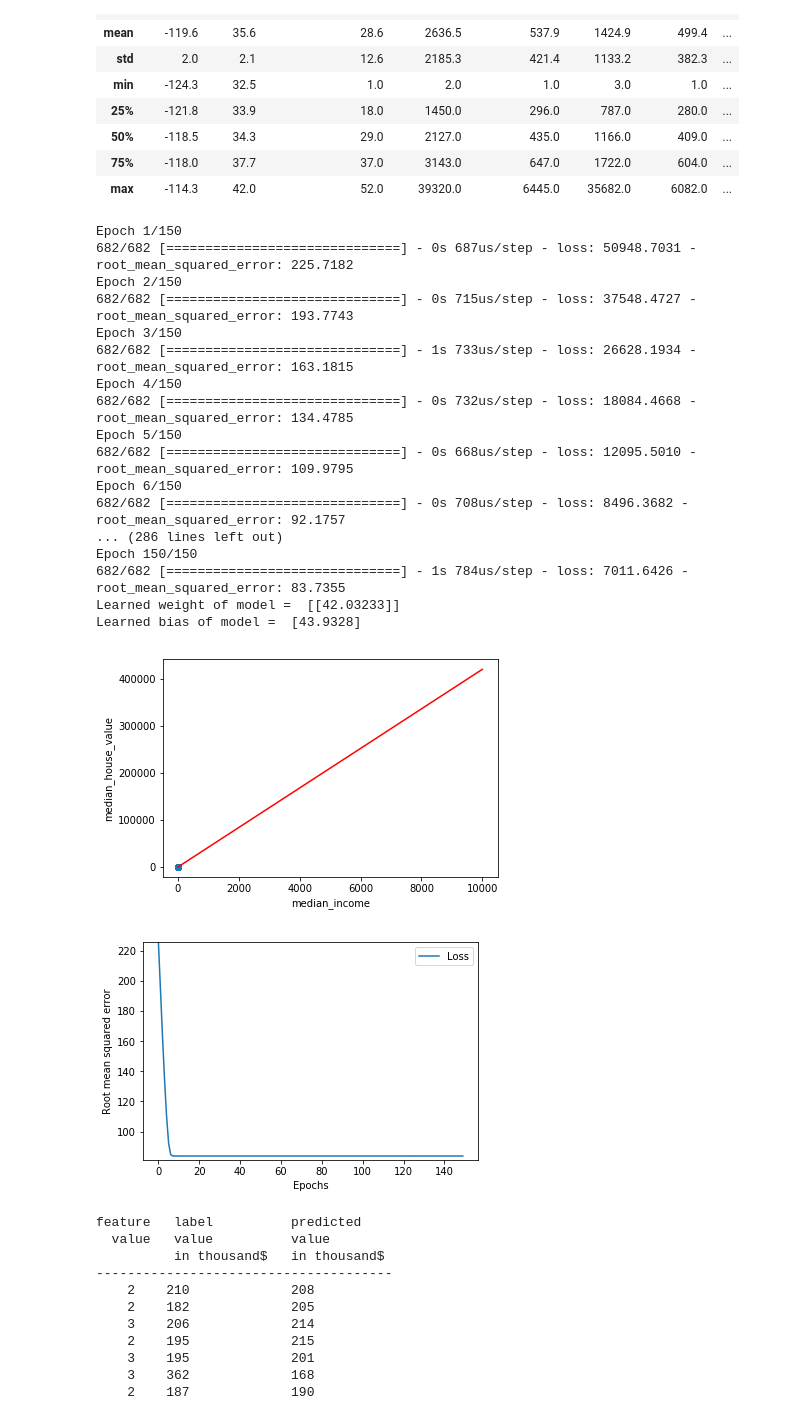
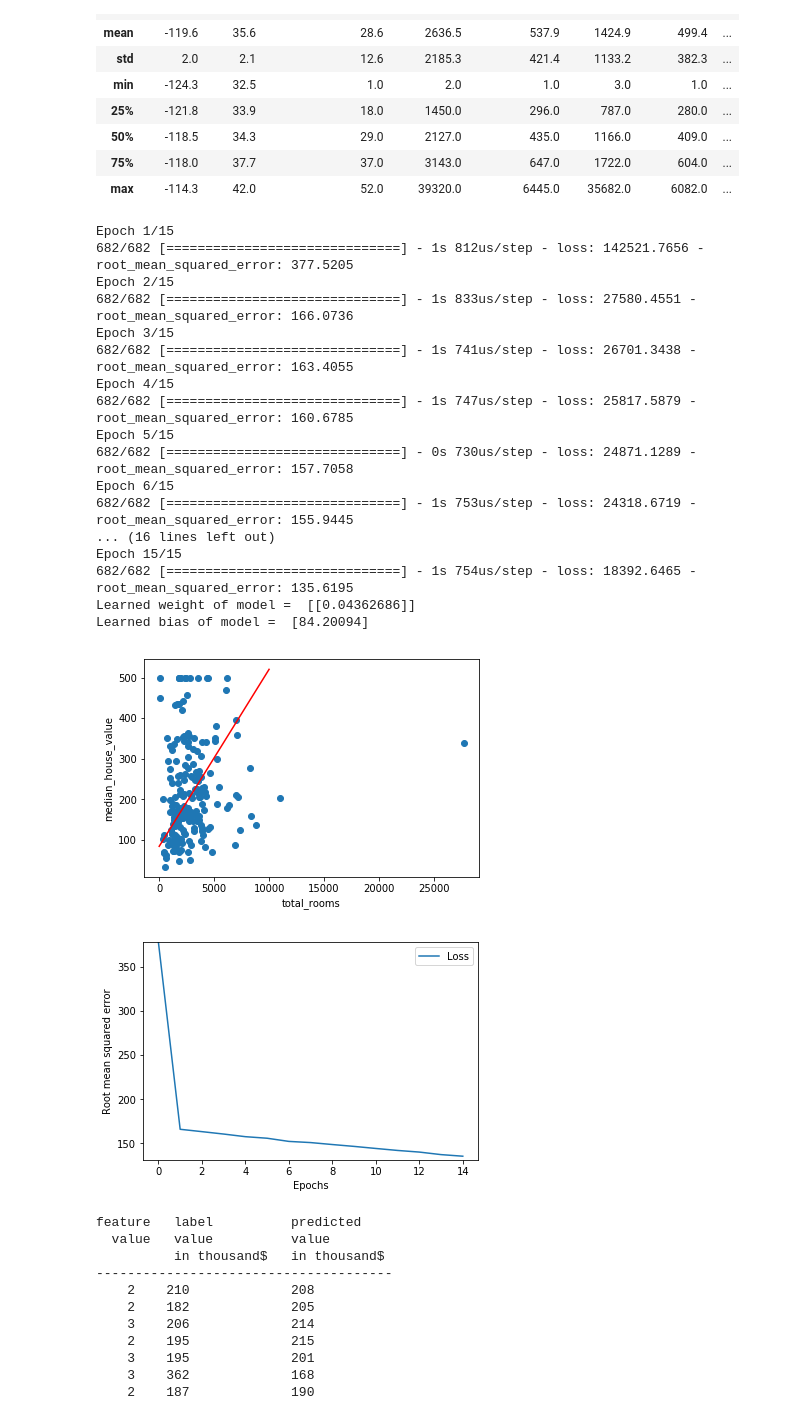
Before and after one commit to big-Bong/Kaggle, a Jupyter notebook: HousingPrices/HousingPrices.ipynb, the cells around one changed output. Cells and saved outputs as stored; diff of their text form; code cells hidden in the pictures.

```diff
--- a/HousingPrices/HousingPrices.ipynb
+++ b/HousingPrices/HousingPrices.ipynb
@@ -12,12 +12,8 @@ print(tf.__version__)
 2.3.1
 # %%
 #Import Dataset
-training_df = pd.read_csv('./dataset/housing.csv')
+df = pd.read_csv('./dataset/housing.csv')
 #Scale the label
-training_df["median_house_value"] /= 1000.0
-training_df["ocean_proximity"] = training_df["ocean_proximity"].astype("category")
-training_df["ocean_proximity"] = training_df["ocean_proximity"].cat.codes
-print(training_df["total_bedrooms"].isnull().sum())
-training_df = training_df.dropna()
-training_df.head()
+df["median_house_value"] /= 1000.0
+df.head()
 # %% [output]
@@ -30,0 +31,9 @@ training_df.head()
+# %%
+#Reconfigure data frame. One hot encoding for ocean proximity
+df["ocean_proximity"] = df["ocean_proximity"].astype("category")
+df["ocean_proximity"] = df["ocean_proximity"].cat.codes
+df["ocean_proximity"] = df["ocean_proximity"].map({0:'NEAR BAY',1:'<1H OCEAN',2:'INLAND',3:'NEAR OCEAN',4:'ISLAND'})
+df = pd.get_dummies(df,prefix='',prefix_sep='')
+print(df["total_bedrooms"].isnull().sum())
+df = df.dropna()
+df.tail()
@@ -41,6 +58,10 @@ training_df.describe()
 | 50% | -118.5 | 34.3 | 29.0 | 2127.0 | 435.0 | 1166.0 | 409.0 | ... |
 | 75% | -118.0 | 37.7 | 37.0 | 3143.0 | 647.0 | 1722.0 | 604.0 | ... |
 | max | -114.3 | 42.0 | 52.0 | 39320.0 | 6445.0 | 35682.0 | 6082.0 | ... |
+# %%
+#Split into train and test dataset
+training_df = df.sample(frac=0.8,random_state=0)
+testing_df = df.drop(training_df.index)
 # %%
 #Functions for building the model
 def build_model(learning_rate):
@@ -108,49 +129,49 @@ def plot_the_loss_curve(epochs,rmse):
 # %%
 #Calling the model
 #Define hyperparameters
 learning_rate = 0.01
-epochs = 150
+epochs = 15
 batch_size = 30
 
 #Creating a synthetic feature
 training_df["rooms_per_person"] = training_df["total_rooms"]/training_df["population"]
 
 #Feature and Label
-#my_feature = "total_rooms"
+my_feature = "total_rooms"
 #my_feature = "rooms_per_person"
-my_feature = "median_income"
+#my_feature = "median_income"
 my_label = "median_house_value"
 
 #Discard pre-existing values of model
 my_model = None
 my_model = build_model(learning_rate)
 weight,bias,epochs,rmse = train_model(my_model,training_df,my_feature,my_label,epochs,batch_size)
 
 print("Learned weight of model = ",weight)
 print("Learned bias of model = ",bias)
 
 plot_the_model(weight,bias,my_feature,my_label)
 plot_the_loss_curve(epochs,rmse)
 # %% [output]
-Epoch 1/150
-682/682 [==============================] - 0s 687us/step - loss: 50948.7031 - root_mean_squared_error: 225.7182
-Epoch 2/150
-682/682 [==============================] - 0s 715us/step - loss: 37548.4727 - root_mean_squared_error: 193.7743
-Epoch 3/150
-682/682 [==============================] - 1s 733us/step - loss: 26628.1934 - root_mean_squared_error: 163.1815
-Epoch 4/150
-682/682 [==============================] - 0s 732us/step - loss: 18084.4668 - root_mean_squared_error: 134.4785
-Epoch 5/150
-682/682 [==============================] - 0s 668us/step - loss: 12095.5010 - root_mean_squared_error: 109.9795
-Epoch 6/150
-682/682 [==============================] - 0s 708us/step - loss: 8496.3682 - root_mean_squared_error: 92.1757
-... (286 lines left out)
-Epoch 150/150
-682/682 [==============================] - 1s 784us/step - loss: 7011.6426 - root_mean_squared_error: 83.7355
-Learned weight of model =  [[42.03233]]
-Learned bias of model =  [43.9328]
+Epoch 1/15
+682/682 [==============================] - 1s 812us/step - loss: 142521.7656 - root_mean_squared_error: 377.5205
+Epoch 2/15
+682/682 [==============================] - 1s 833us/step - loss: 27580.4551 - root_mean_squared_error: 166.0736
+Epoch 3/15
+682/682 [==============================] - 1s 741us/step - loss: 26701.3438 - root_mean_squared_error: 163.4055
+Epoch 4/15
+682/682 [==============================] - 1s 747us/step - loss: 25817.5879 - root_mean_squared_error: 160.6785
+Epoch 5/15
+682/682 [==============================] - 0s 730us/step - loss: 24871.1289 - root_mean_squared_error: 157.7058
+Epoch 6/15
+682/682 [==============================] - 1s 753us/step - loss: 24318.6719 - root_mean_squared_error: 155.9445
+... (16 lines left out)
+Epoch 15/15
+682/682 [==============================] - 1s 754us/step - loss: 18392.6465 - root_mean_squared_error: 135.6195
+Learned weight of model =  [[0.04362686]]
+Learned bias of model =  [84.20094]
-[figure, old version]
+[figure, new version]
-[figure, old version]
+[figure, new version]
 # %%
 def predict_house_value(n,feature,label):
     "Predict house value based on a feature"
```
Also changed, not shown: parts of 4 cells of this notebook.
